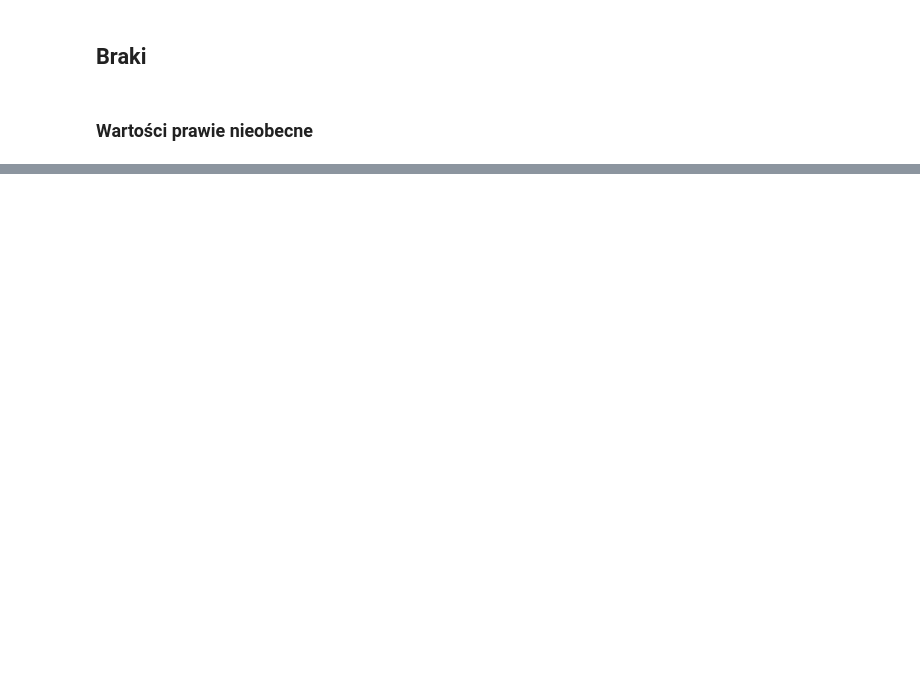
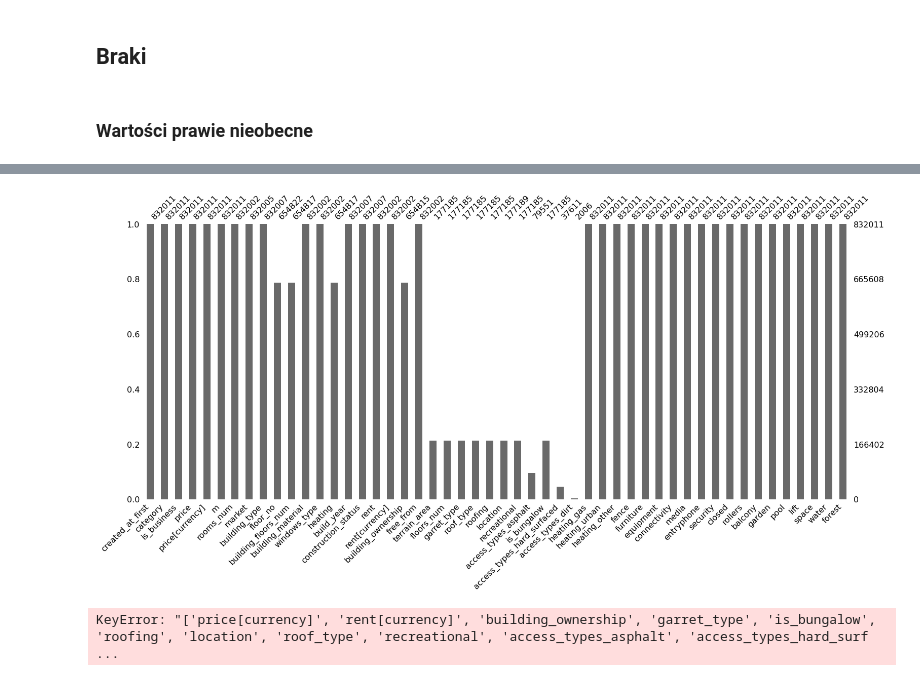
Before and after one commit to adamAfro/hereishouse, a Jupyter notebook: wczytywanie.ipynb, the cells around one changed output, grey strips where cells are left out. Cells and saved outputs as stored; diff of their text form; code cells hidden in the pictures; blank space fills up the shorter version.

```diff
--- a/wczytywanie.ipynb
+++ b/wczytywanie.ipynb
@@ -195,0 +173,49 @@ KeyError: 'heating_types_gas'
+# %%
+df['connectivity'] = df[[
+  'media_types_internet', 'media_types_cable-television', 'media_types_cable_television', 'media_types_phone'
+]].any(axis=1).astype(int)
+df['media'] = df[[
+  'media_types_water', 'media_types_electricity', 'media_types_gas', 'media_types_sewage', 'media_types_cesspool', 'media_types_water_purification'
+]].any(axis=1).astype(int)
+
+df.drop(columns=df.drop('media', axis=1).filter(like='media'), inplace=True)
+# %%
+df['entryphone'] = df['security_types_entryphone'].fillna(False).astype(int)
+df['security'] = df[['security_types_anti_burglary_door', 'security_types_monitoring', 'security_types_alarm']].any(axis=1).astype(int)
+df['closed'] = df['security_types_closed_area'].fillna(False).astype(int)
+df['rollers'] = df['security_types_roller_shutters'].fillna(False).astype(int)
+
+df.drop(columns=df.drop('security', axis=1).filter(like='security'), inplace=True)
+# %%
+df['balcony'] = df[['extras_types_balcony', 'extras_types_terrace']].any(axis=1).astype(int)
+df['garden'] = df[['extras_types_garden']].any(axis=1).astype(int)
+df['pool'] = df[['extras_types_pool']].any(axis=1).astype(int)
+df['lift'] = df[['extras_types_lift']].any(axis=1).astype(int)
+df['space'] = df[['extras_types_basement','extras_types_attic', 'extras_types_usable_room']].any(axis=1).astype(int)
+
+df.drop(columns=df.filter(like='extras').columns, inplace=True)
+# %%
+df['water'] = df[['vicinity_types_sea', 'vicinity_types_lake', 'vicinity_types_mountains']].any(axis=1).astype(int)
+# rzeki zaczynają się też w górach dlatego wodaa!!
+df['forest'] = df['vicinity_types_forest'].fillna(False).astype(int)
+
+df.drop(columns=df.filter(like='vicinity').columns, inplace=True)
+# %%
+from missingno import bar as NA_bar
+NA_bar(df);
+# %% [output]
+[figure, added]
+# %%
+from pandas import get_dummies
+
+df.drop(columns=[
+    'price[currency]', 'rent[currency]', # nieistotne, (prawie) wszystko to PLN
+    'building_ownership', #????
+    'garret_type', #??
+    'is_bungalow', # ??
+    'roofing', 'location','roof_type', 'recreational', # za dużo NA
+    'access_types_asphalt', 'access_types_hard_surfaced', 'access_types_dirt' # przy tylu NA to pomijalne
+], inplace=True)
+df = get_dummies(df, columns=['rooms_num', 'market', 'category', 'building_type', 'floor_no', 'building_material', 'windows_type', 'construction_status', 'floors_num'])
+# %% [output]
+KeyError: "['price[currency]', 'rent[currency]', 'building_ownership', 'garret_type', 'is_bungalow', 'roofing', 'location', 'roof_type', 'recreational', 'access_types_asphalt', 'access_types_hard_surf ...
```
Also changed, not shown: parts of 22 cells of this notebook.
